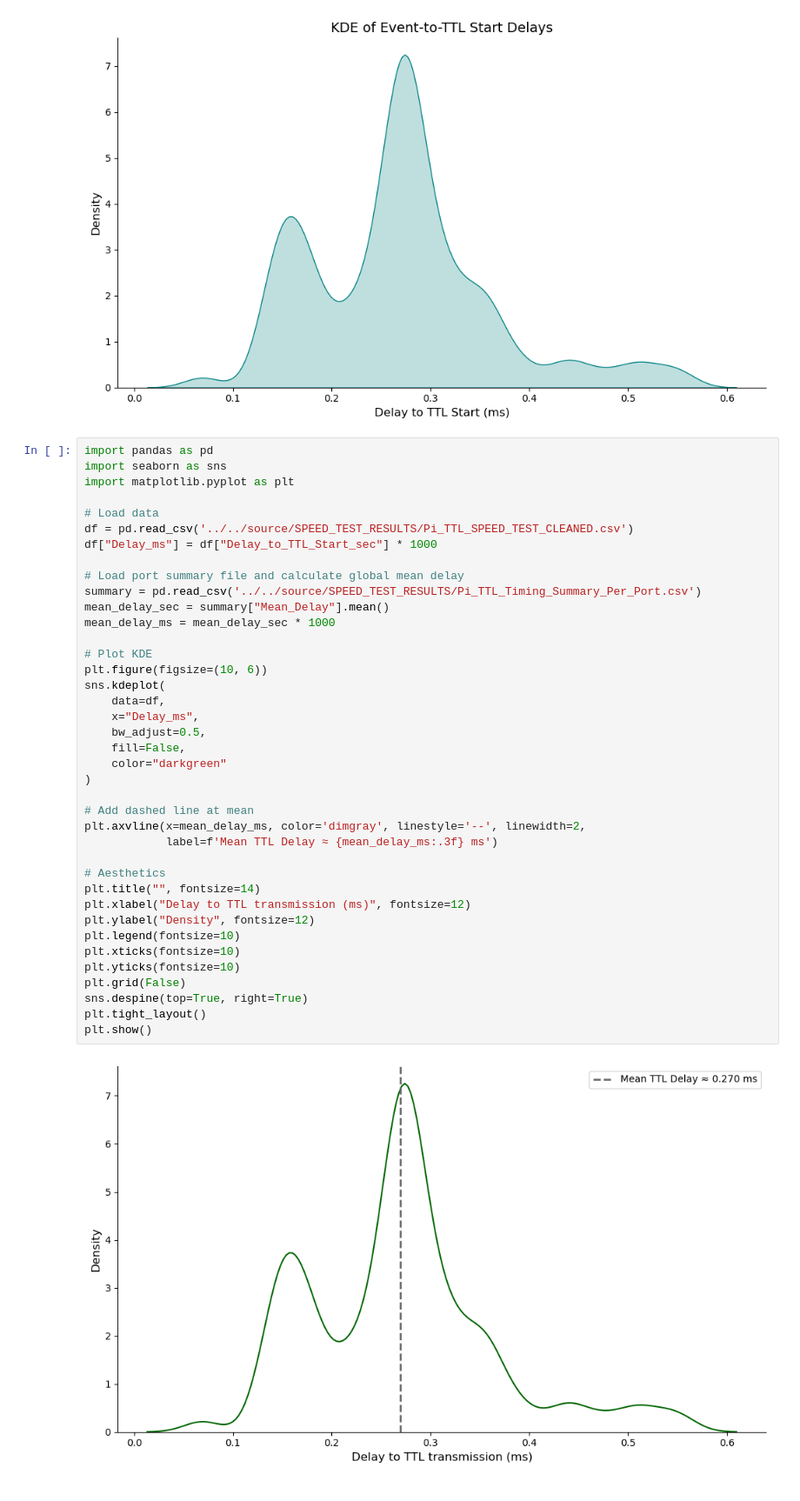
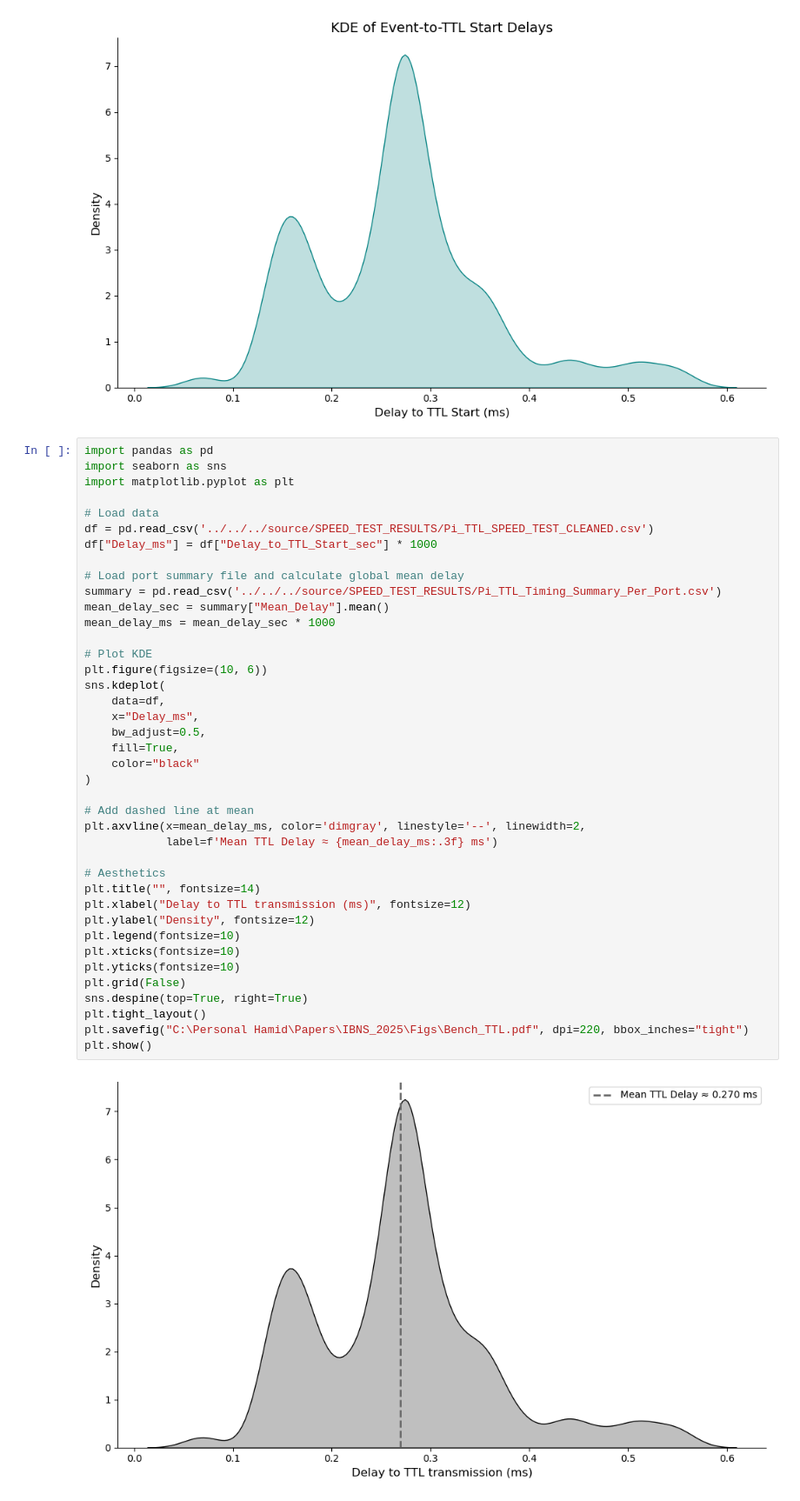
Before and after one commit to Htbibalan/HOME_PHOTOMETRY, a Jupyter notebook: scripts/RTFED_TTL/Arc_notebooks/Speed_Test_plot.ipynb, the cells around one changed output. Shown at 87% size. Drawn from its saved outputs; the diff is of its cells as text.

```diff
--- a/scripts/RTFED_TTL/Arc_notebooks/Speed_Test_plot.ipynb
+++ b/scripts/RTFED_TTL/Arc_notebooks/Speed_Test_plot.ipynb
@@ -37,38 +37,39 @@ import seaborn as sns
 import matplotlib.pyplot as plt
 
 # Load data
-df = pd.read_csv('../../source/SPEED_TEST_RESULTS/Pi_TTL_SPEED_TEST_CLEANED.csv')
+df = pd.read_csv('../../../source/SPEED_TEST_RESULTS/Pi_TTL_SPEED_TEST_CLEANED.csv')
 df["Delay_ms"] = df["Delay_to_TTL_Start_sec"] * 1000
 
 # Load port summary file and calculate global mean delay
-summary = pd.read_csv('../../source/SPEED_TEST_RESULTS/Pi_TTL_Timing_Summary_Per_Port.csv')
+summary = pd.read_csv('../../../source/SPEED_TEST_RESULTS/Pi_TTL_Timing_Summary_Per_Port.csv')
 mean_delay_sec = summary["Mean_Delay"].mean()
 mean_delay_ms = mean_delay_sec * 1000
 
 # Plot KDE
 plt.figure(figsize=(10, 6))
 sns.kdeplot(
     data=df,
     x="Delay_ms",
     bw_adjust=0.5,
-    fill=False,
-    color="darkgreen"
+    fill=True,
+    color="black"
 )
 
 # Add dashed line at mean
 plt.axvline(x=mean_delay_ms, color='dimgray', linestyle='--', linewidth=2,
             label=f'Mean TTL Delay ≈ {mean_delay_ms:.3f} ms')
 
 # Aesthetics
 plt.title("", fontsize=14)
 plt.xlabel("Delay to TTL transmission (ms)", fontsize=12)
 plt.ylabel("Density", fontsize=12)
 plt.legend(fontsize=10)
 plt.xticks(fontsize=10)
 plt.yticks(fontsize=10)
 plt.grid(False)
 sns.despine(top=True, right=True)
 plt.tight_layout()
+plt.savefig("C:\Personal Hamid\Papers\IBNS_2025\Figs\Bench_TTL.pdf", dpi=220, bbox_inches="tight")
 plt.show()
 # %% [output]
-[figure, old version]
+[figure, new version]
```
Also changed, not shown: 5 other files.
